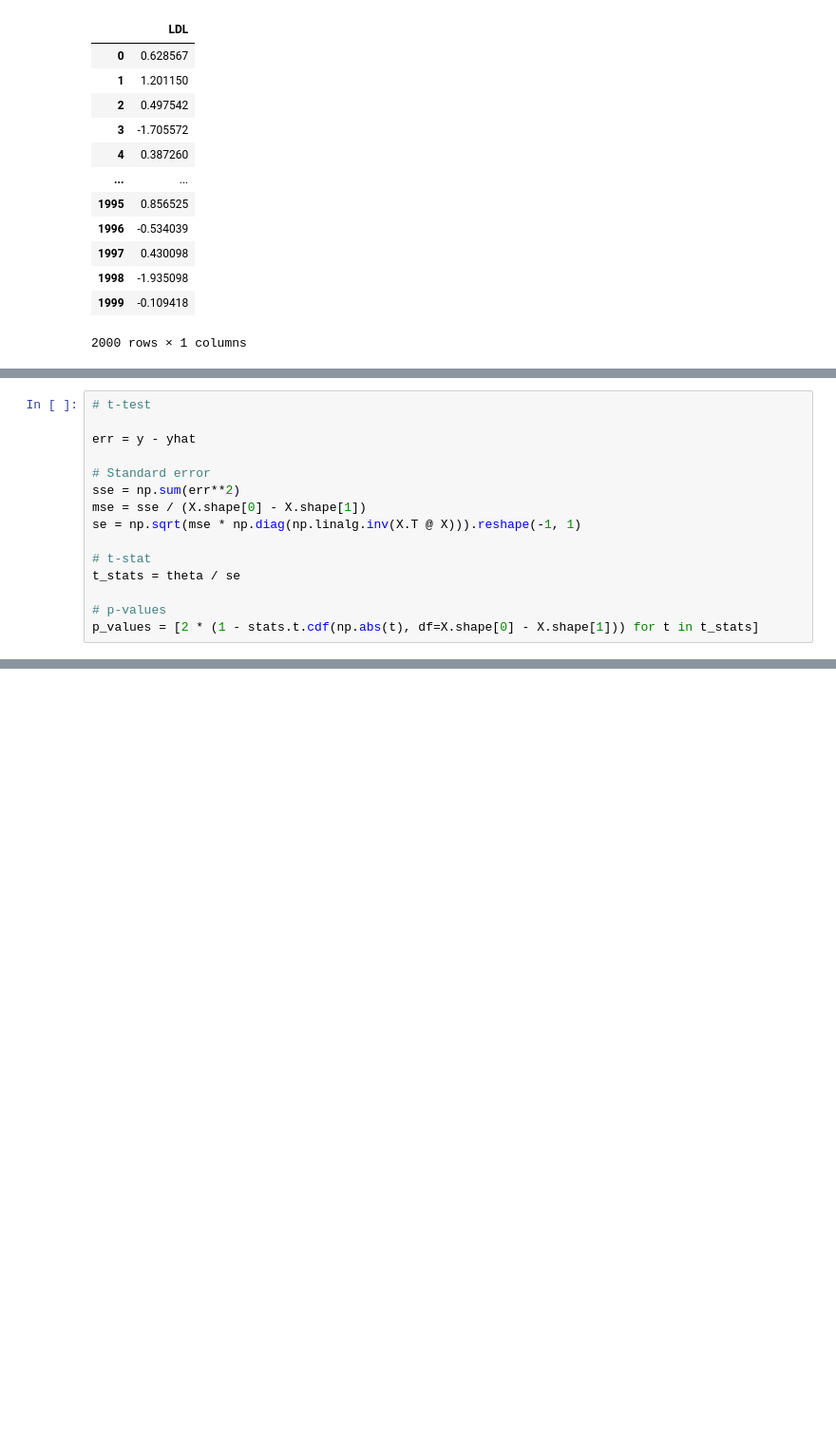
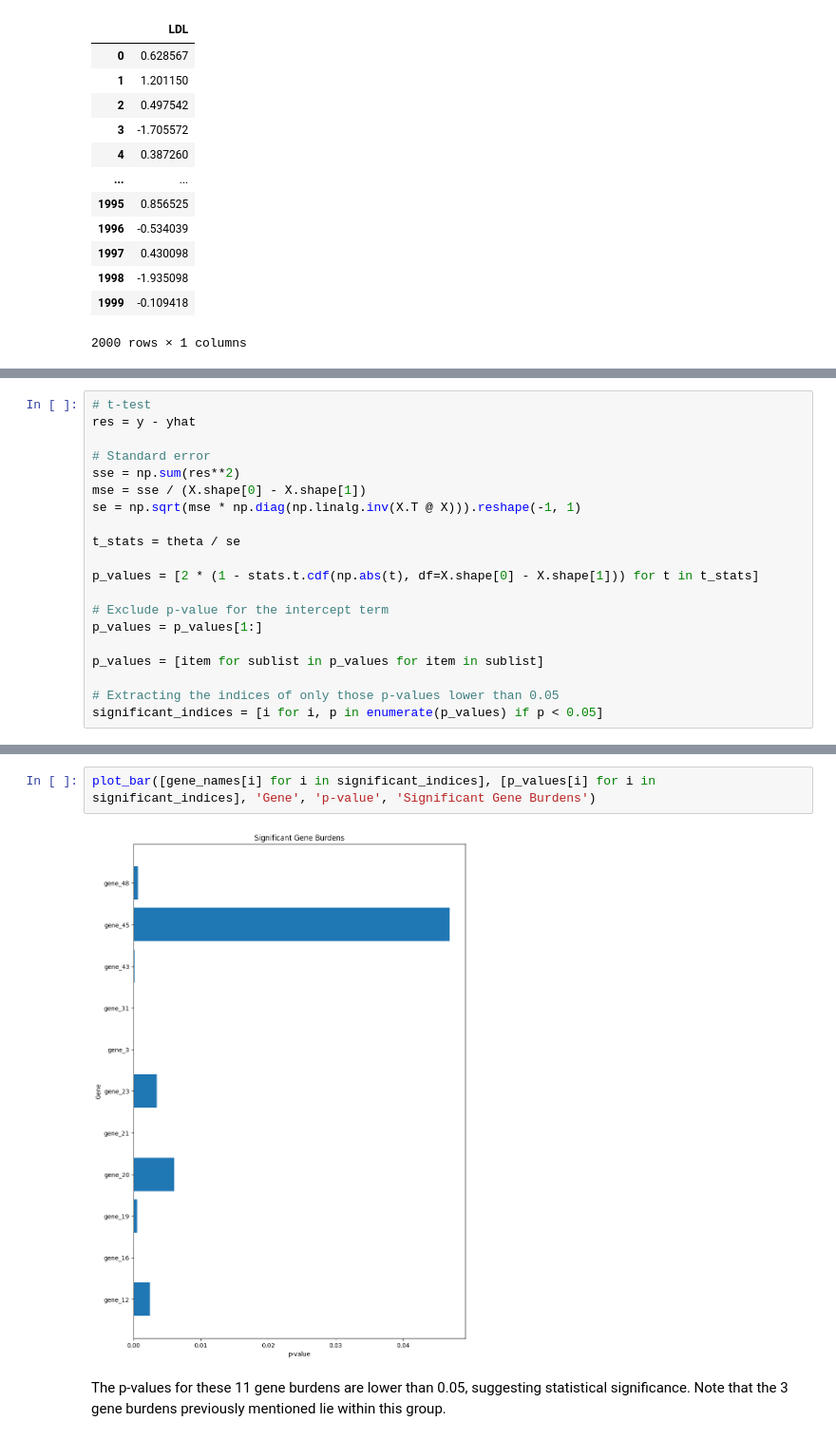
Before and after one commit to m4mbo/burden-testing, a Jupyter notebook: burden_testing.ipynb, the cells around one changed output, grey strips where cells are left out. Shown: that part at 95% size. Cells and saved outputs as stored; diff of their text form; blank space fills up the shorter version.

```diff
--- a/burden_testing.ipynb
+++ b/burden_testing.ipynb
@@ -75,15 +185,20 @@ Note that the regression function does not entirely explain the variability in L
 # %%
 # t-test
-
-err = y - yhat
+res = y - yhat
 
 # Standard error
-sse = np.sum(err**2)
+sse = np.sum(res**2)
 mse = sse / (X.shape[0] - X.shape[1])
 se = np.sqrt(mse * np.diag(np.linalg.inv(X.T @ X))).reshape(-1, 1)
 
-# t-stat
 t_stats = theta / se
 
-# p-values
 p_values = [2 * (1 - stats.t.cdf(np.abs(t), df=X.shape[0] - X.shape[1])) for t in t_stats]
+
+# Exclude p-value for the intercept term
+p_values = p_values[1:]
+
+p_values = [item for sublist in p_values for item in sublist]
+
+# Extracting the indices of only those p-values lower than 0.05
+significant_indices = [i for i, p in enumerate(p_values) if p < 0.05]
@@ -104,0 +205,6 @@ The p-values for both the intercept ($\beta_0$) and the gene burden coefficient
+# %%
+plot_bar([gene_names[i] for i in significant_indices], [p_values[i] for i in significant_indices], 'Gene', 'p-value', 'Significant Gene Burdens')
+# %% [output]
+[figure, added]
+# %% [markdown]
+The p-values for these 11 gene burdens are lower than 0.05, suggesting statistical significance. Note that the 3 gene burdens previously mentioned lie within this group.
```
Also changed, not shown: parts of 25 cells of this notebook, 1 other file.
